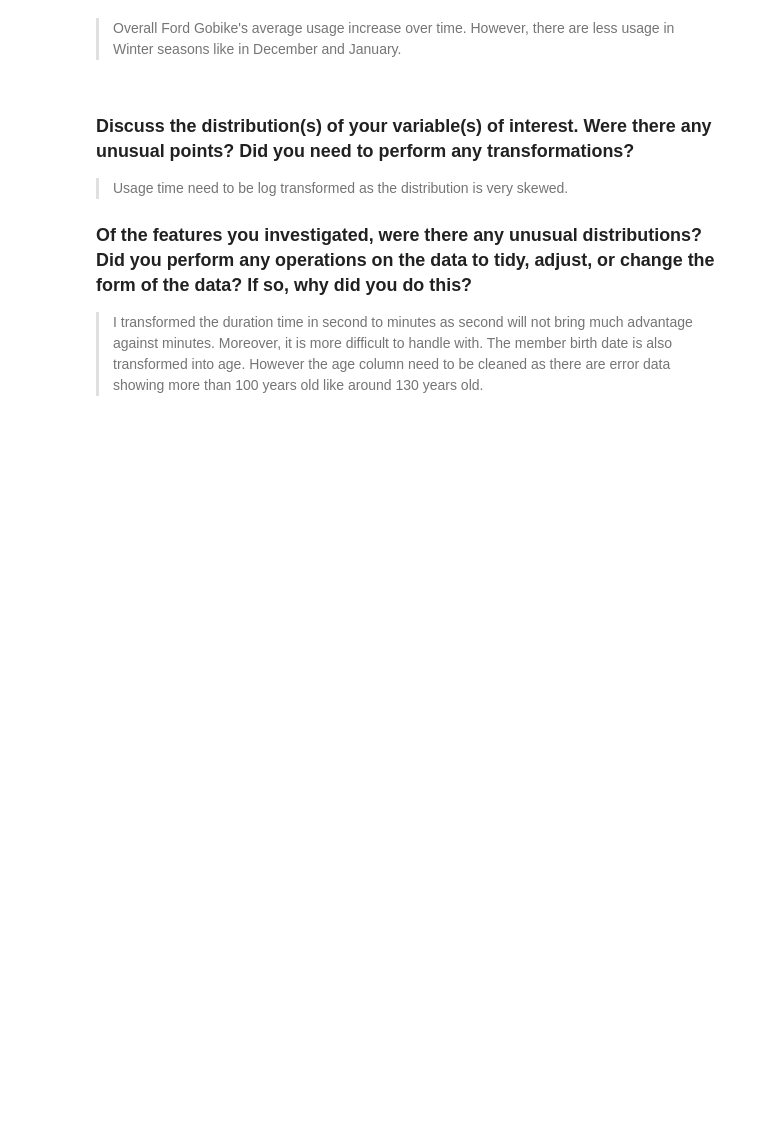
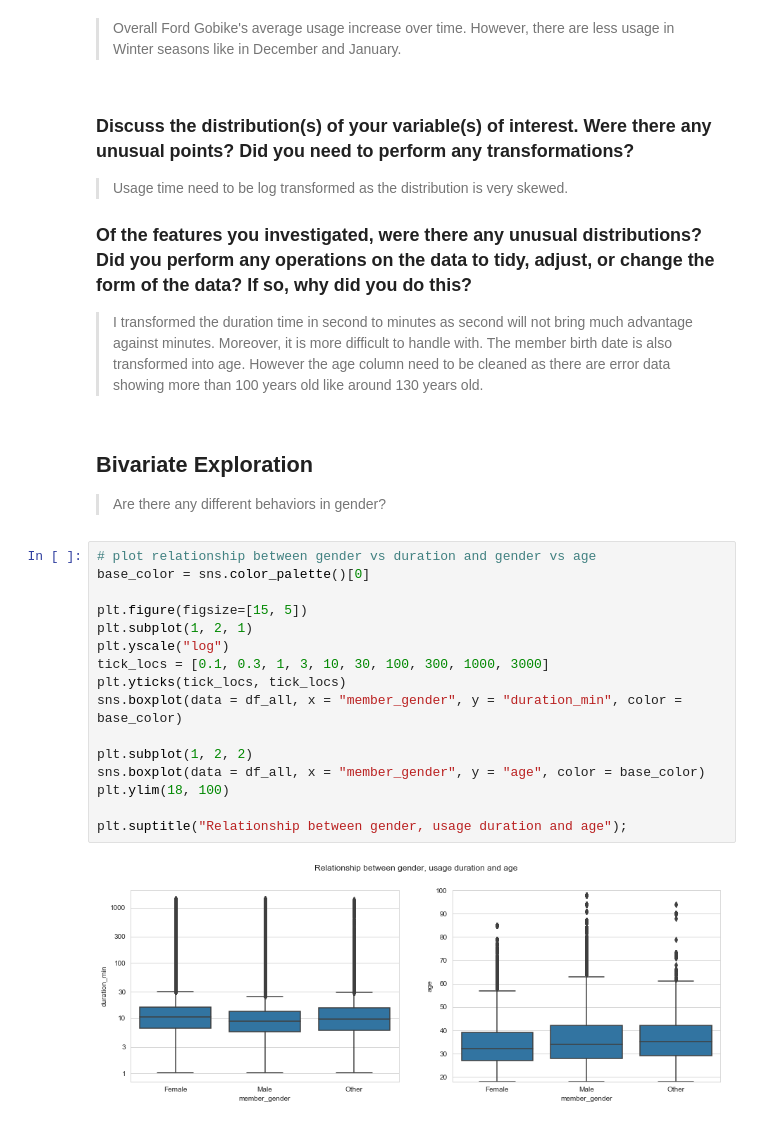
Before and after one commit to Subaru-Goto/Ford_Go_Bike, a Jupyter notebook: Ford_Gobike.ipynb, the cells around one changed output. Cells and saved outputs as stored; diff of their text form; blank space fills up the shorter version.

```diff
--- a/Ford_Gobike.ipynb
+++ b/Ford_Gobike.ipynb
@@ -935,3 +982,24 @@ plt.ylabel("Average service usage");
 ### Of the features you investigated, were there any unusual distributions? Did you perform any operations on the data to tidy, adjust, or change the form of the data? If so, why did you do this?
 
 > I transformed the duration time in second to minutes as second will not bring much advantage against minutes. Moreover, it is more difficult to handle with. The member birth date is also transformed into age. However the age column need to be cleaned as there are error data showing more than 100 years old like around 130 years old.
+# %% [markdown]
+## Bivariate Exploration
+> Are there any different behaviors in gender?
+# %%
+# plot relationship between gender vs duration and gender vs age
+base_color = sns.color_palette()[0]
+
+plt.figure(figsize=[15, 5])
+plt.subplot(1, 2, 1)
+plt.yscale("log")
+tick_locs = [0.1, 0.3, 1, 3, 10, 30, 100, 300, 1000, 3000]
+plt.yticks(tick_locs, tick_locs)
+sns.boxplot(data = df_all, x = "member_gender", y = "duration_min", color = base_color)
+
+plt.subplot(1, 2, 2)
+sns.boxplot(data = df_all, x = "member_gender", y = "age", color = base_color)
+plt.ylim(18, 100)
+
+plt.suptitle("Relationship between gender, usage duration and age");
+# %% [output]
+[figure, added]
```
Also changed, not shown: parts of 36 cells of this notebook.
